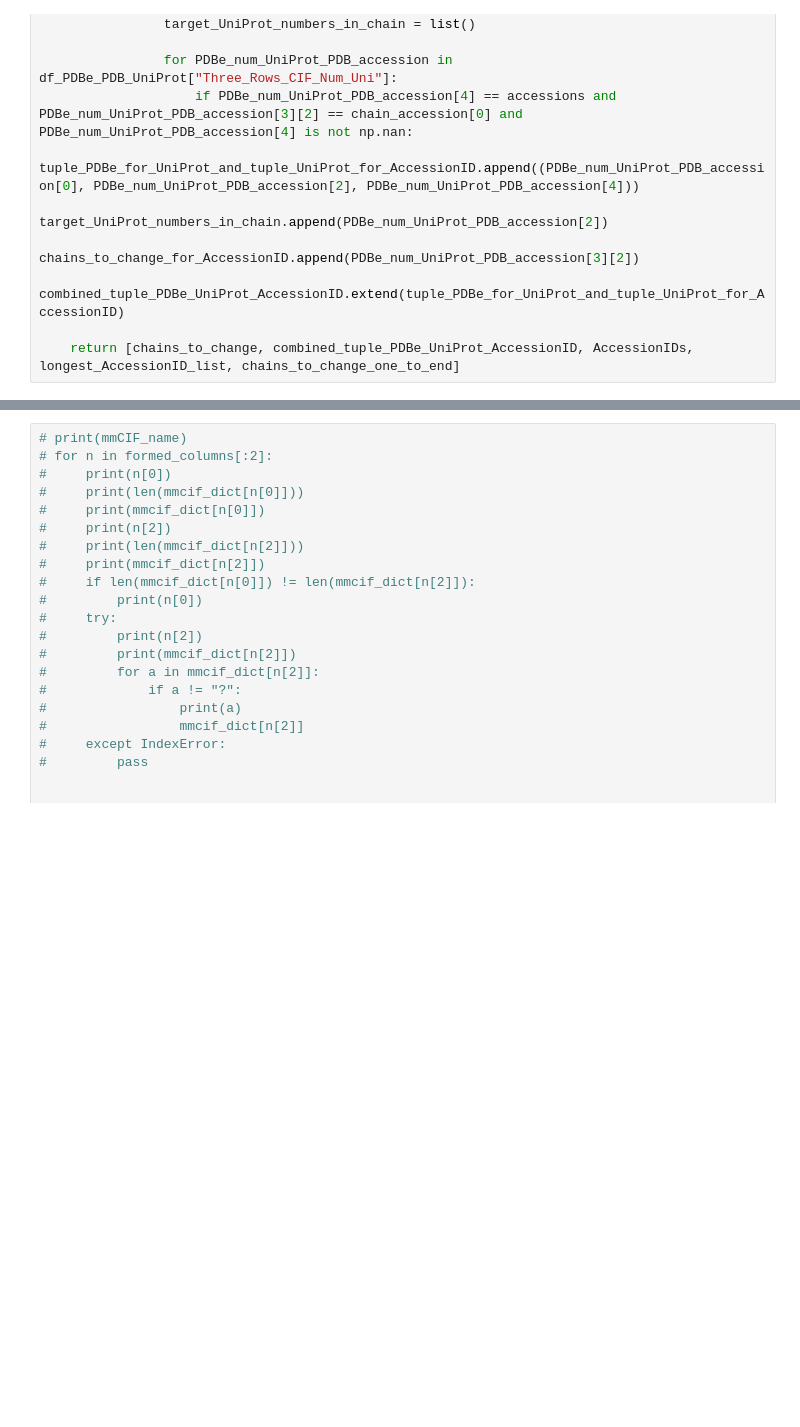
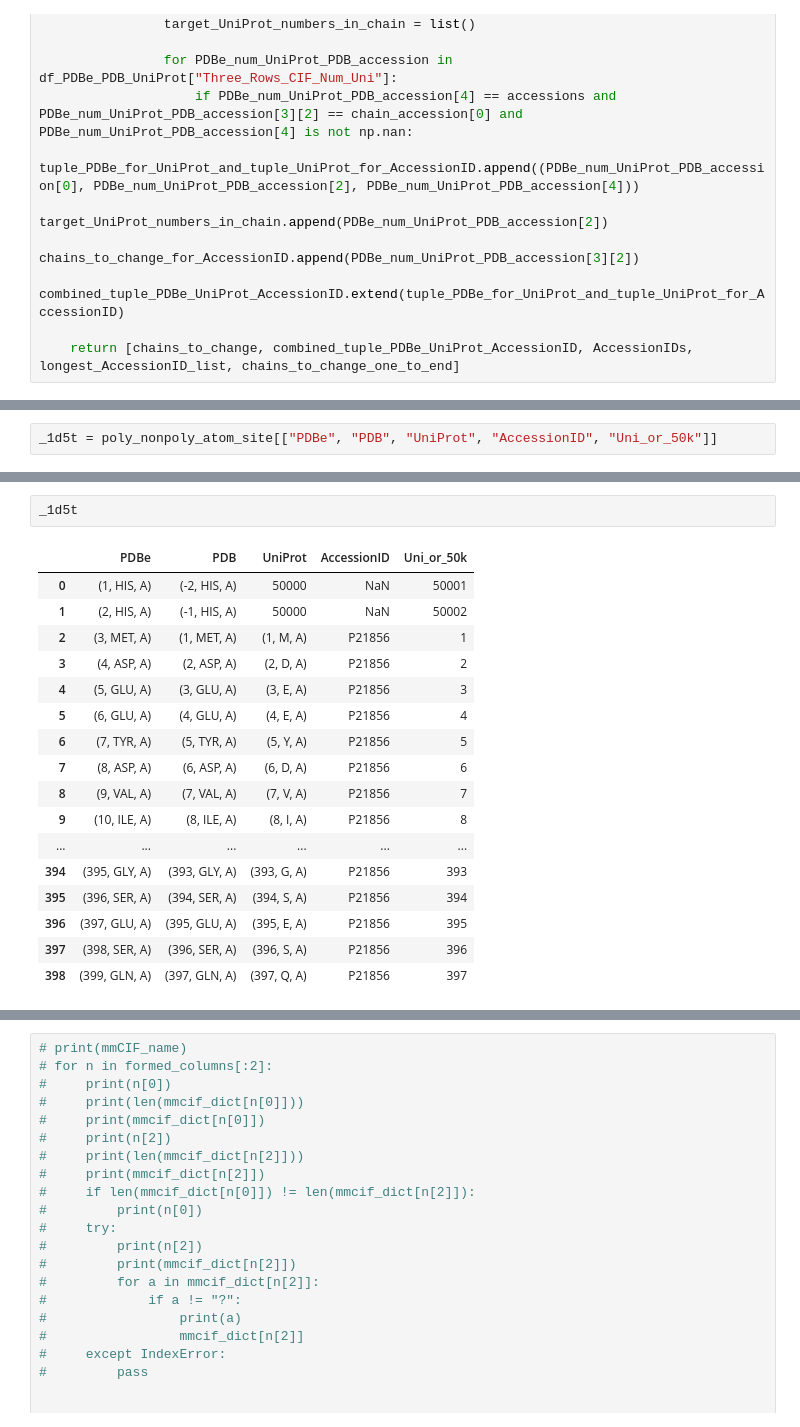
Before and after one commit to Faezov/PDBrenum, a Jupyter notebook: PDBrenum.ipynb, the cells around one changed output, grey strips where cells are left out. Saved outputs shown, nothing was run; the diff lists cells and outputs as text; blank space fills up the shorter version.

```diff
--- a/PDBrenum.ipynb
+++ b/PDBrenum.ipynb
@@ -1157,0 +1178,2 @@ def master_mmCIF_renumber_function(input_mmCIF_file_were_found, default_input_pa
+# %%
+_1d5t = poly_nonpoly_atom_site[["PDBe", "PDB", "UniProt", "AccessionID", "Uni_or_50k"]]
@@ -1157,0 +1216,20 @@ def master_mmCIF_renumber_function(input_mmCIF_file_were_found, default_input_pa
+# %%
+_1d5t
+# %% [output]
+|  | PDBe | PDB | UniProt | AccessionID | Uni_or_50k |
+| 0 | (1, HIS, A) | (-2, HIS, A) | 50000 | NaN | 50001 |
+| 1 | (2, HIS, A) | (-1, HIS, A) | 50000 | NaN | 50002 |
+| 2 | (3, MET, A) | (1, MET, A) | (1, M, A) | P21856 | 1 |
+| 3 | (4, ASP, A) | (2, ASP, A) | (2, D, A) | P21856 | 2 |
+| 4 | (5, GLU, A) | (3, GLU, A) | (3, E, A) | P21856 | 3 |
+| 5 | (6, GLU, A) | (4, GLU, A) | (4, E, A) | P21856 | 4 |
+| 6 | (7, TYR, A) | (5, TYR, A) | (5, Y, A) | P21856 | 5 |
+| 7 | (8, ASP, A) | (6, ASP, A) | (6, D, A) | P21856 | 6 |
+| 8 | (9, VAL, A) | (7, VAL, A) | (7, V, A) | P21856 | 7 |
+| 9 | (10, ILE, A) | (8, ILE, A) | (8, I, A) | P21856 | 8 |
+| ... | ... | ... | ... | ... | ... |
+| 394 | (395, GLY, A) | (393, GLY, A) | (393, G, A) | P21856 | 393 |
+| 395 | (396, SER, A) | (394, SER, A) | (394, S, A) | P21856 | 394 |
+| 396 | (397, GLU, A) | (395, GLU, A) | (395, E, A) | P21856 | 395 |
+| 397 | (398, SER, A) | (396, SER, A) | (396, S, A) | P21856 | 396 |
+| 398 | (399, GLN, A) | (397, GLN, A) | (397, Q, A) | P21856 | 397 |
```
Also changed, not shown: parts of 23 cells of this notebook, 6 other files.
